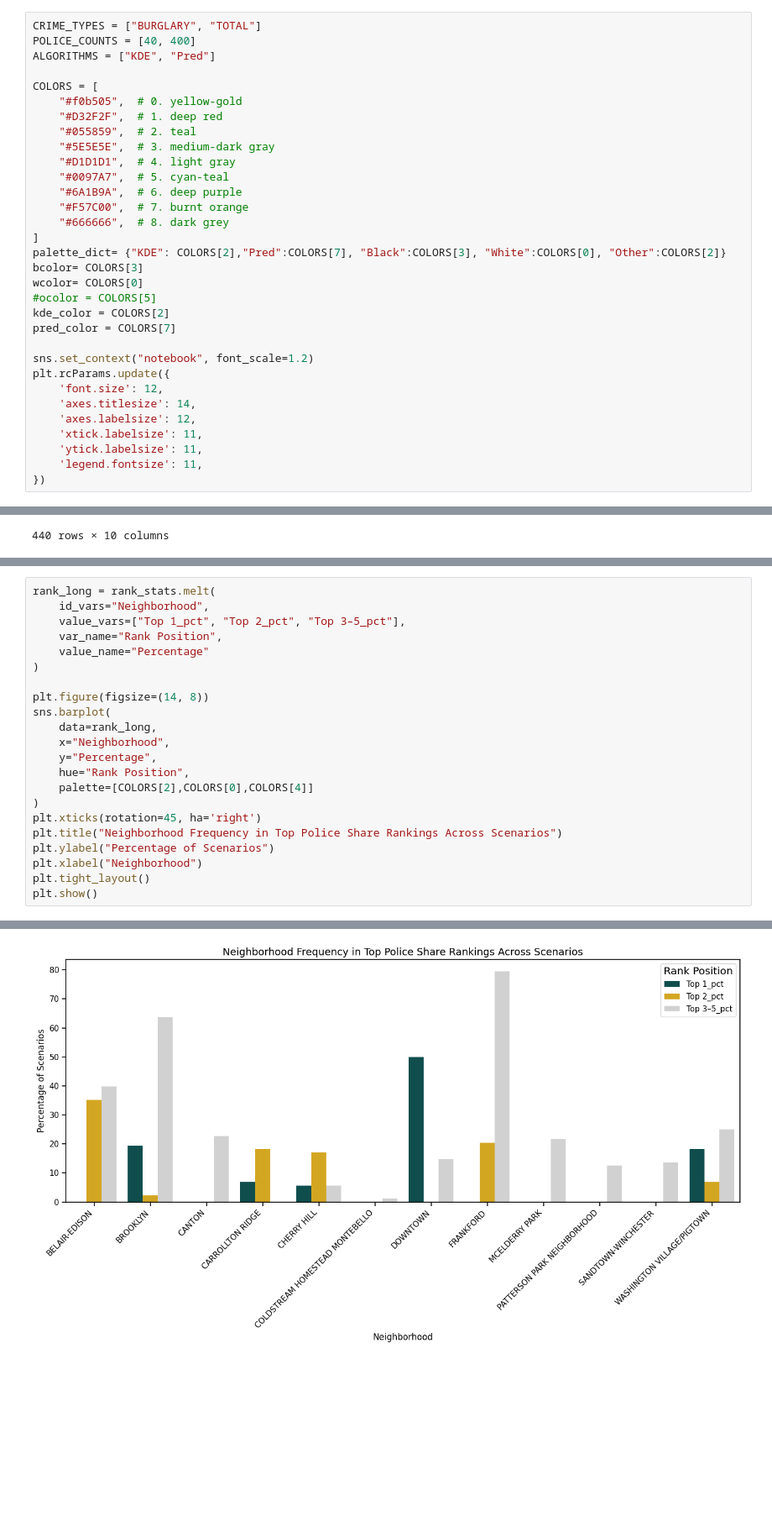
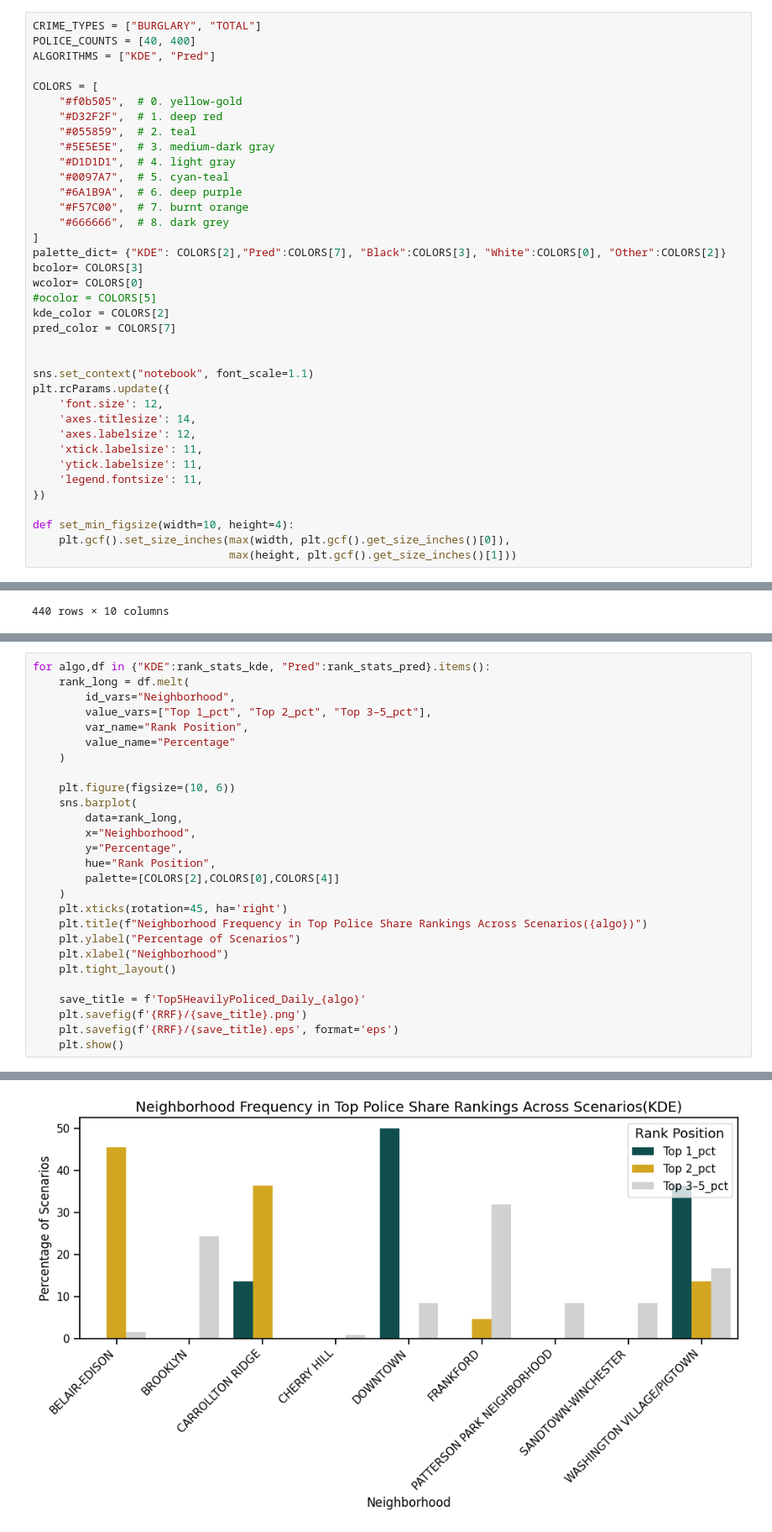
Before and after one commit to saminsemsar/Data_Analysis_Portfolio, a Jupyter notebook: PredictivePolicing/KDE_vs_Pred_paper_Analysis.ipynb, the cells around one changed output, grey strips where cells are left out. Shown at 84% size. Saved outputs shown, nothing was run; the diff lists cells and outputs as text; blank space fills up the shorter version.

```diff
--- a/PredictivePolicing/KDE_vs_Pred_paper_Analysis.ipynb
+++ b/PredictivePolicing/KDE_vs_Pred_paper_Analysis.ipynb
@@ -283,7 +281,8 @@ wcolor= COLORS[0]
 kde_color = COLORS[2]
 pred_color = COLORS[7]
 
-sns.set_context("notebook", font_scale=1.2)
+
+sns.set_context("notebook", font_scale=1.1)
 plt.rcParams.update({
     'font.size': 12,
     'axes.titlesize': 14,
@@ -292,6 +291,10 @@ plt.rcParams.update({
     'ytick.labelsize': 11,
     'legend.fontsize': 11,
 })
+
+def set_min_figsize(width=10, height=4):
+    plt.gcf().set_size_inches(max(width, plt.gcf().get_size_inches()[0]),
+                              max(height, plt.gcf().get_size_inches()[1]))
 # %%
 def calc_trendline_with_params(data):
     """
@@ -1339,23 +1436,28 @@ display(rank_stats)
 # %%
-rank_long = rank_stats.melt(
-    id_vars="Neighborhood",
-    value_vars=["Top 1_pct", "Top 2_pct", "Top 3–5_pct"],
-    var_name="Rank Position",
-    value_name="Percentage"
-)
+for algo,df in {"KDE":rank_stats_kde, "Pred":rank_stats_pred}.items():
+    rank_long = df.melt(
+        id_vars="Neighborhood",
+        value_vars=["Top 1_pct", "Top 2_pct", "Top 3–5_pct"],
+        var_name="Rank Position",
+        value_name="Percentage"
+    )
 
-plt.figure(figsize=(14, 8))
-sns.barplot(
-    data=rank_long,
-    x="Neighborhood",
-    y="Percentage",
-    hue="Rank Position",
-    palette=[COLORS[2],COLORS[0],COLORS[4]]
-)
-plt.xticks(rotation=45, ha='right')
-plt.title("Neighborhood Frequency in Top Police Share Rankings Across Scenarios")
-plt.ylabel("Percentage of Scenarios")
-plt.xlabel("Neighborhood")
-plt.tight_layout()
-plt.show()
+    plt.figure(figsize=(10, 6))
+    sns.barplot(
+        data=rank_long,
+        x="Neighborhood",
+        y="Percentage",
+        hue="Rank Position",
+        palette=[COLORS[2],COLORS[0],COLORS[4]]
+    )
+    plt.xticks(rotation=45, ha='right')
+    plt.title(f"Neighborhood Frequency in Top Police Share Rankings Across Scenarios({algo})")
+    plt.ylabel("Percentage of Scenarios")
+    plt.xlabel("Neighborhood")
+    plt.tight_layout()
+
+    save_title = f'Top5HeavilyPoliced_Daily_{algo}'
+    plt.savefig(f'{RRF}/{save_title}.png')
+    plt.savefig(f'{RRF}/{save_title}.eps', format='eps')
+    plt.show()
 # %% [output]
@@ -1362 +1465 @@ plt.show()
-[figure, old version]
+[figure, new version]
```
Also changed, not shown: parts of 33 cells of this notebook.
